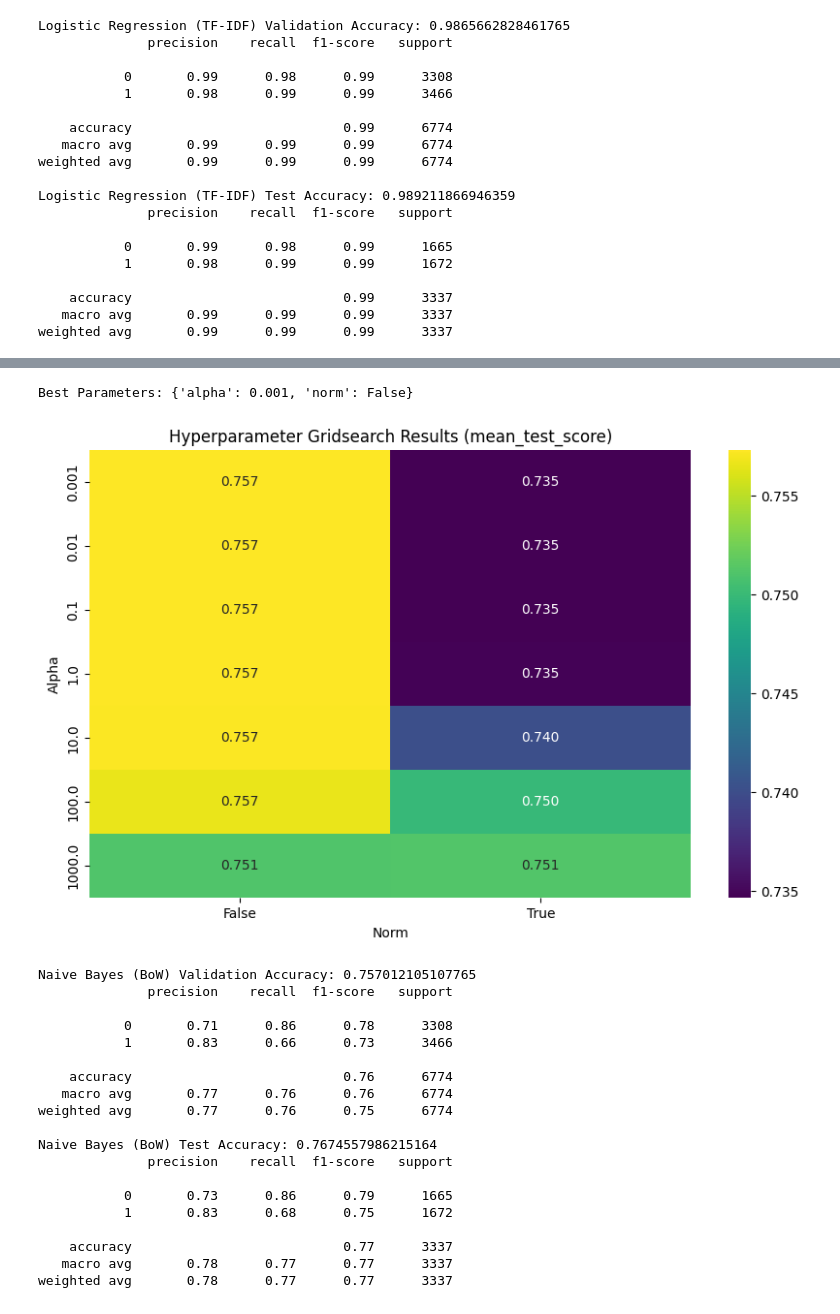
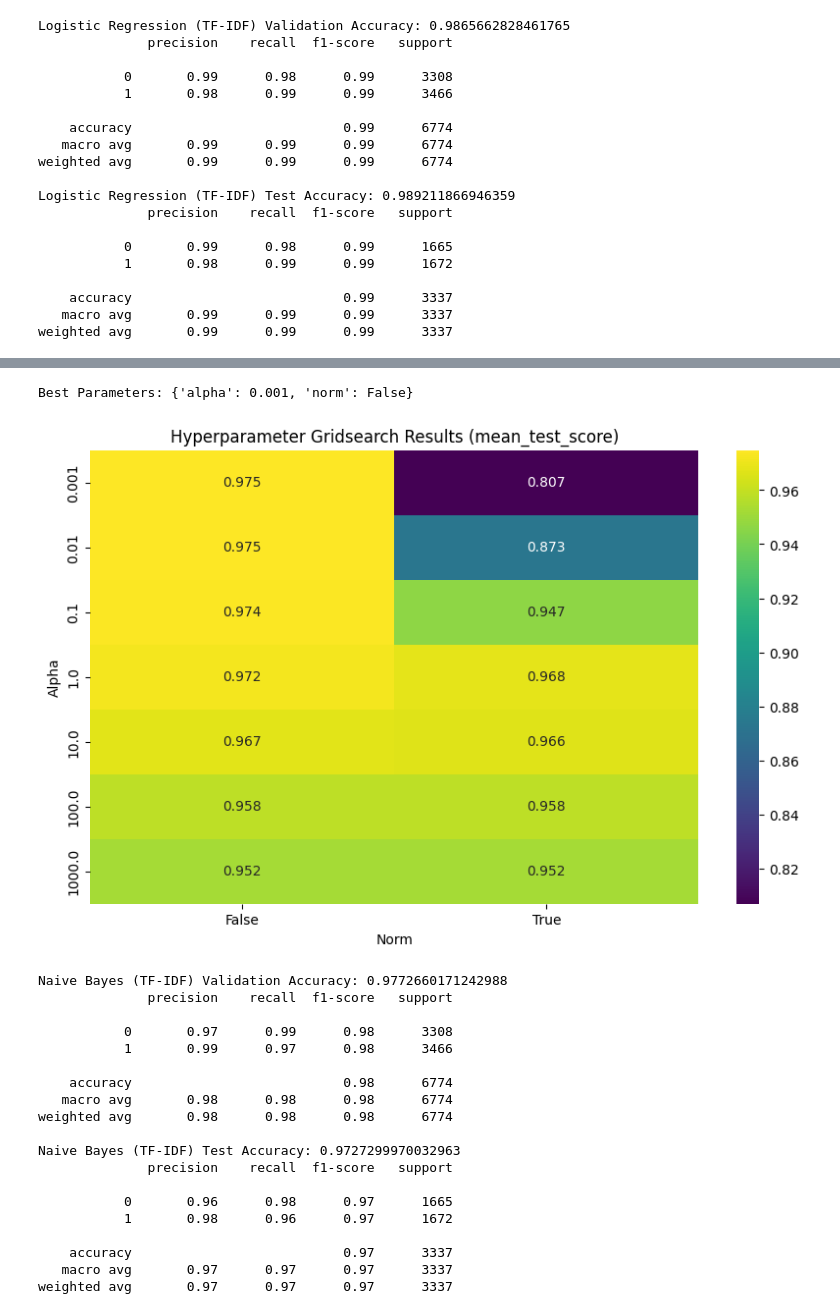
Before and after one commit to nadamdawoud/PROJECTCLASSIFICATION, a Jupyter notebook: main.ipynb, the cells around one changed output, grey strips where cells are left out. Saved outputs shown, nothing was run; the diff lists cells and outputs as text; code cells hidden in the pictures.

Commit message:
model_prediction to merge the project \m/

```diff
--- a/main.ipynb
+++ b/main.ipynb
@@ -586,7 +586,14 @@ X_train_BOW, X_val_BOW, Y_train_BOW, Y_val_BOW = train_test_split(X_train_val_BO
 # Train the model with the best parameters
 lrBOW = LogisticRegression(solver='liblinear', max_iter=30000, **best_params)
 lrBOW.fit(X_train_BOW, Y_train_BOW)
+
+val_pred = lrBOW.predict(X_val_BOW)
+print("Logistic Regression (BoW) Validation Accuracy:", accuracy_score(Y_val_BOW, val_pred))
 print(classification_report(Y_val_BOW, lrBOW.predict(X_val_BOW)))
+
+test_pred = lrBOW.predict(X_test_BOW)
+print("Logistic Regression (BoW) Test Accuracy:", accuracy_score(Y_test_BOW, test_pred))
+print(classification_report(Y_test_BOW, lrBOW.predict(X_test_BOW)))
 
 
 def predict_lrbow(email):
@@ -800,27 +854,3 @@ def train_naive_bayes_bow(train_df, val_df, test_df):
-# %%
-train_naive_bayes_bow(train_df, val_df, test_df)
-# %% [output]
-Best Parameters: {'alpha': 0.001, 'norm': False}
-[figure, removed]
-Naive Bayes (BoW) Validation Accuracy: 0.757012105107765
-              precision    recall  f1-score   support
-
-           0       0.71      0.86      0.78      3308
-           1       0.83      0.66      0.73      3466
-
-    accuracy                           0.76      6774
-   macro avg       0.77      0.76      0.76      6774
-weighted avg       0.77      0.76      0.75      6774
-
-Naive Bayes (BoW) Test Accuracy: 0.7674557986215164
-              precision    recall  f1-score   support
-
-           0       0.73      0.86      0.79      1665
-           1       0.83      0.68      0.75      1672
-
-    accuracy                           0.77      3337
-   macro avg       0.78      0.77      0.77      3337
-weighted avg       0.78      0.77      0.77      3337
 # %%
 def train_naive_bayes_tfidf(train_df, val_df, test_df):
     X_train_TFIDF, Y_train_TFIDF = extract_features_and_labels_tfidf(train_df, fit_vectorizer = True)
@@ -840,7 +870,7 @@ def train_naive_bayes_tfidf(train_df, val_df, test_df):
     grid_search = GridSearchCV(cnb_tfidf, hyperparameters, cv=5)
 
     # Fit the GridSearchCV to the training data
-    grid_search.fit(X_train_BOW, Y_train_BOW)
+    grid_search.fit(X_train_TFIDF, Y_train_TFIDF)
 
     # Get the best parameters
     best_params = grid_search.best_params_
@@ -848,30 +878,68 @@ def train_naive_bayes_tfidf(train_df, val_df, test_df):
 
     cnb_tfidf = ComplementNB(**best_params)
     cnb_tfidf.fit(X_train_TFIDF, Y_train_TFIDF)
 
     # Get the results of the grid search
     cv_results = grid_search.cv_results_
 
     # Create a DataFrame from the cv_results
     df_cv_results = pd.DataFrame(cv_results)
 
     scores_matrix = df_cv_results.pivot(index='param_alpha', columns='param_norm', values='mean_test_score')
 
     # Create a heatmap for the mean_test_score values
     scores_matrix = df_cv_results.pivot(index='param_alpha', columns='param_norm', values='mean_test_score')
     plt.figure(figsize=(10, 6))
     sns.heatmap(scores_matrix, annot=True, fmt=".3f", cmap='viridis')
     plt.title('Hyperparameter Gridsearch Results (mean_test_score)')
     plt.xlabel('Norm')
     plt.ylabel('Alpha')
     plt.show()
 
     # Validation evaluation
     val_pred = cnb_tfidf.predict(X_val_TFIDF)
     print("Naive Bayes (TF-IDF) Validation Accuracy:", accuracy_score(Y_val_TFIDF, val_pred))
     print(classification_report(Y_val_TFIDF, val_pred))
 
     # Test evaluation
     test_pred = cnb_tfidf.predict(X_test_TFIDF)
     print("Naive Bayes (TF-IDF) Test Accuracy:", accuracy_score(Y_test_TFIDF, test_pred))
     print(classification_report(Y_test_TFIDF, test_pred))
+
+    return cnb_tfidf
+
+cnb_tfidf = train_naive_bayes_tfidf(train_df, val_df, test_df)
+
+def predict_cnbtfidf(email):
+    # Preprocess the email
+    preprocessed_email = preprocess_text(email)  # You need to define this function
+
+    # Convert the preprocessed email to a TF-IDF vector
+    email_vector = vectorizer.transform([preprocessed_email])
+
+    # Use the model to predict whether the email is spam or not
+    prediction = cnb_tfidf.predict(email_vector)
+
+    return prediction
+# %% [output]
+Best Parameters: {'alpha': 0.001, 'norm': False}
+[figure, added]
+Naive Bayes (TF-IDF) Validation Accuracy: 0.9772660171242988
+              precision    recall  f1-score   support
+
+           0       0.97      0.99      0.98      3308
+           1       0.99      0.97      0.98      3466
+
+    accuracy                           0.98      6774
+   macro avg       0.98      0.98      0.98      6774
+weighted avg       0.98      0.98      0.98      6774
+
+Naive Bayes (TF-IDF) Test Accuracy: 0.9727299970032963
+              precision    recall  f1-score   support
+
+           0       0.96      0.98      0.97      1665
+           1       0.98      0.96      0.97      1672
+
+    accuracy                           0.97      3337
+   macro avg       0.97      0.97      0.97      3337
+weighted avg       0.97      0.97      0.97      3337
```
Also changed, not shown: parts of 8 cells of this notebook, 11 other files.
